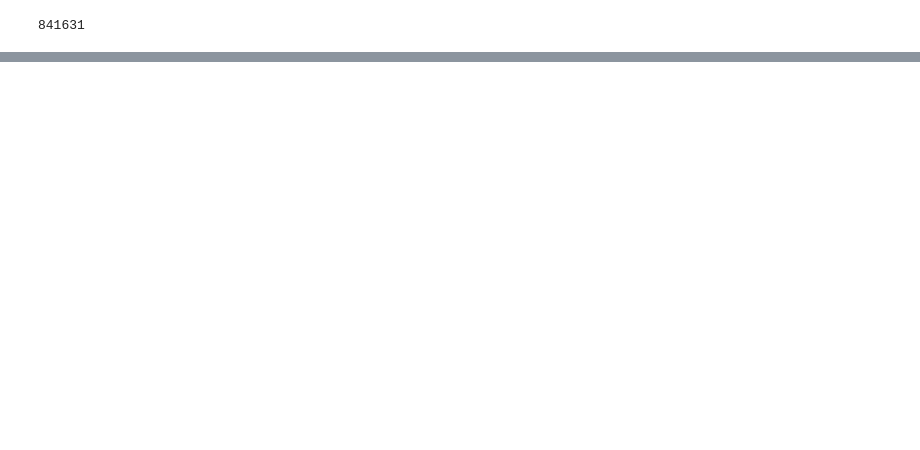
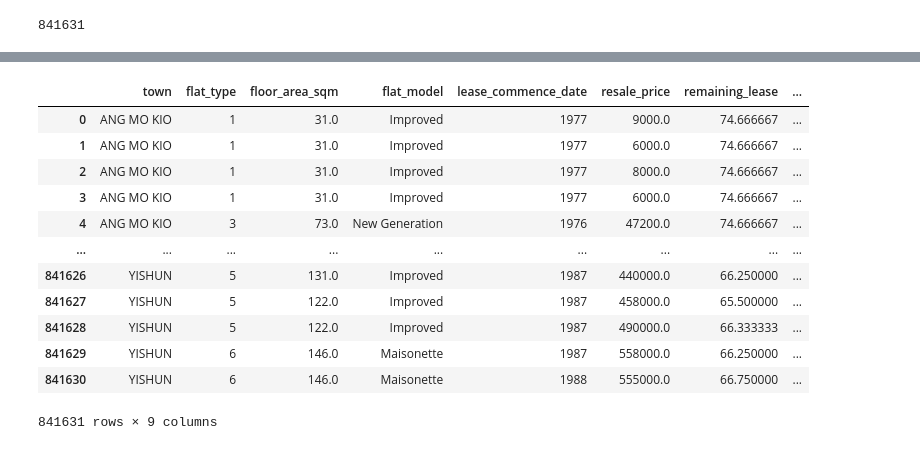
Before and after one commit to digitalnoma/SUTD-Ai-ML-Workshop, a Jupyter notebook: SUTD_AI_ML_Workshop.ipynb, the cells around one changed output, grey strips where cells are left out. Cells and saved outputs as stored; diff of their text form; code cells hidden in the pictures; blank space fills up the shorter version.

Commit message:
Added ML models

```diff
--- a/SUTD_AI_ML_Workshop.ipynb
+++ b/SUTD_AI_ML_Workshop.ipynb
@@ -695,0 +867,35 @@ dtype: int64
+# %%
+# change flat type to numerical
+prices['flat_type'] = prices['flat_type'].map({'1 ROOM':1, '2 ROOM':2, '3 ROOM':3, '4 ROOM':4, '5 ROOM':5, 'EXECUTIVE':6, 'MULTI GENERATION':7})
+# %%
+# get year only from month column and rename column to year
+prices['year'] = prices['month'].dt.year
+prices.drop(columns='month', inplace=True)
+# %%
+# take mean of storey range and rename column to storey
+# storey_range is like '5 TO 7'
+def process_range(x):
+    start, end = map(int, x.split(" TO "))
+    return (start + end) // 2
+
+# Apply the function to the storey_range column
+prices['storey'] = prices['storey_range'].apply(lambda x: process_range(x))
+prices.drop(columns='storey_range', inplace=True)
+# %%
+prices.drop(columns=['block', 'street_name'], inplace=True)
+# %%
+prices
+# %% [output]
+|  | town | flat_type | floor_area_sqm | flat_model | lease_commence_date | resale_price | remaining_lease | ... |
+| 0 | ANG MO KIO | 1 | 31.0 | Improved | 1977 | 9000.0 | 74.666667 | ... |
+| 1 | ANG MO KIO | 1 | 31.0 | Improved | 1977 | 6000.0 | 74.666667 | ... |
+| 2 | ANG MO KIO | 1 | 31.0 | Improved | 1977 | 8000.0 | 74.666667 | ... |
+| 3 | ANG MO KIO | 1 | 31.0 | Improved | 1977 | 6000.0 | 74.666667 | ... |
+| 4 | ANG MO KIO | 3 | 73.0 | New Generation | 1976 | 47200.0 | 74.666667 | ... |
+| ... | ... | ... | ... | ... | ... | ... | ... | ... |
+| 841626 | YISHUN | 5 | 131.0 | Improved | 1987 | 440000.0 | 66.250000 | ... |
+| 841627 | YISHUN | 5 | 122.0 | Improved | 1987 | 458000.0 | 65.500000 | ... |
+| 841628 | YISHUN | 5 | 122.0 | Improved | 1987 | 490000.0 | 66.333333 | ... |
+| 841629 | YISHUN | 6 | 146.0 | Maisonette | 1987 | 558000.0 | 66.250000 | ... |
+| 841630 | YISHUN | 6 | 146.0 | Maisonette | 1988 | 555000.0 | 66.750000 | ... |
+841631 rows × 9 columns
```
Also changed, not shown: parts of 40 cells of this notebook.
